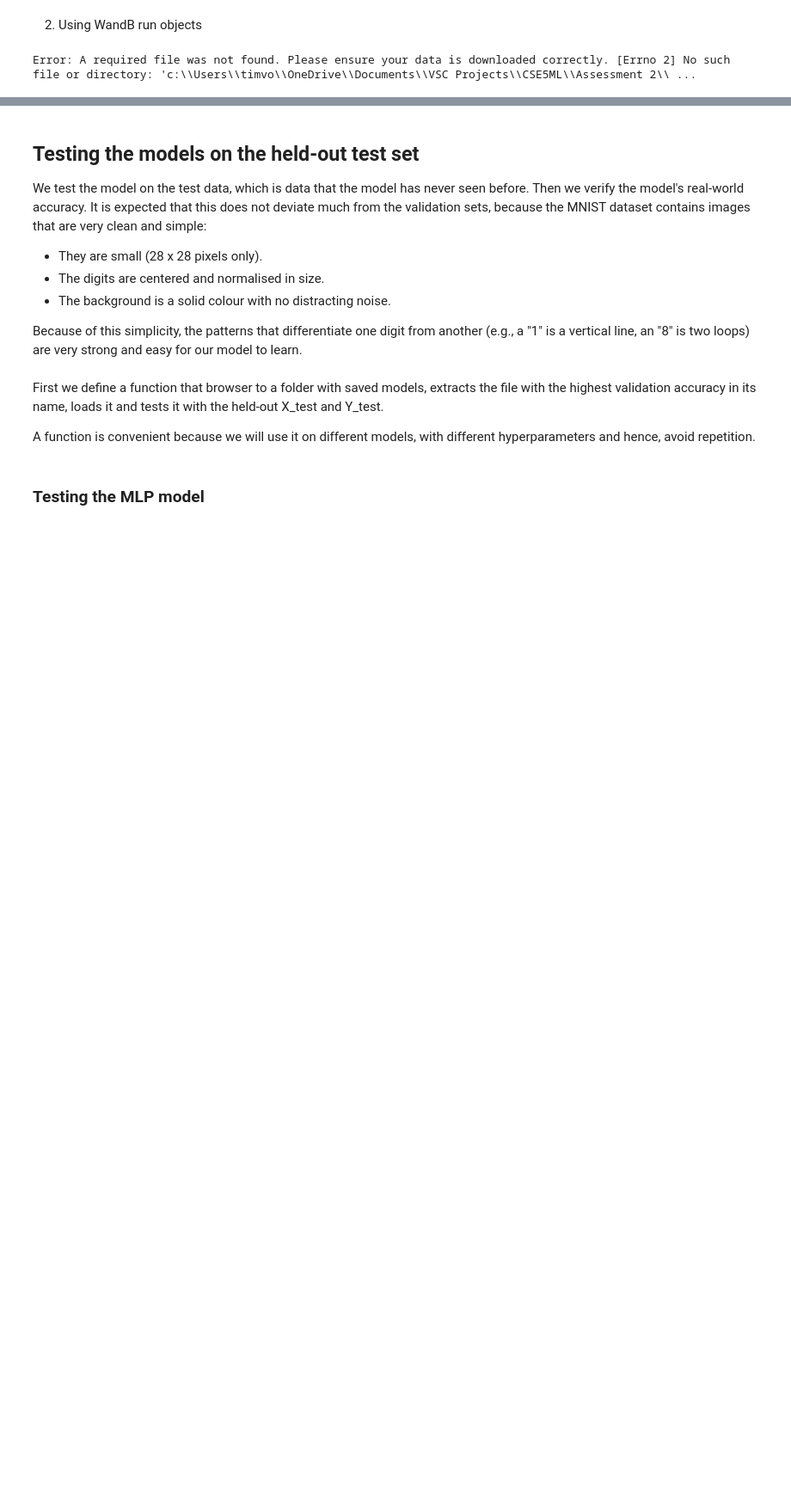
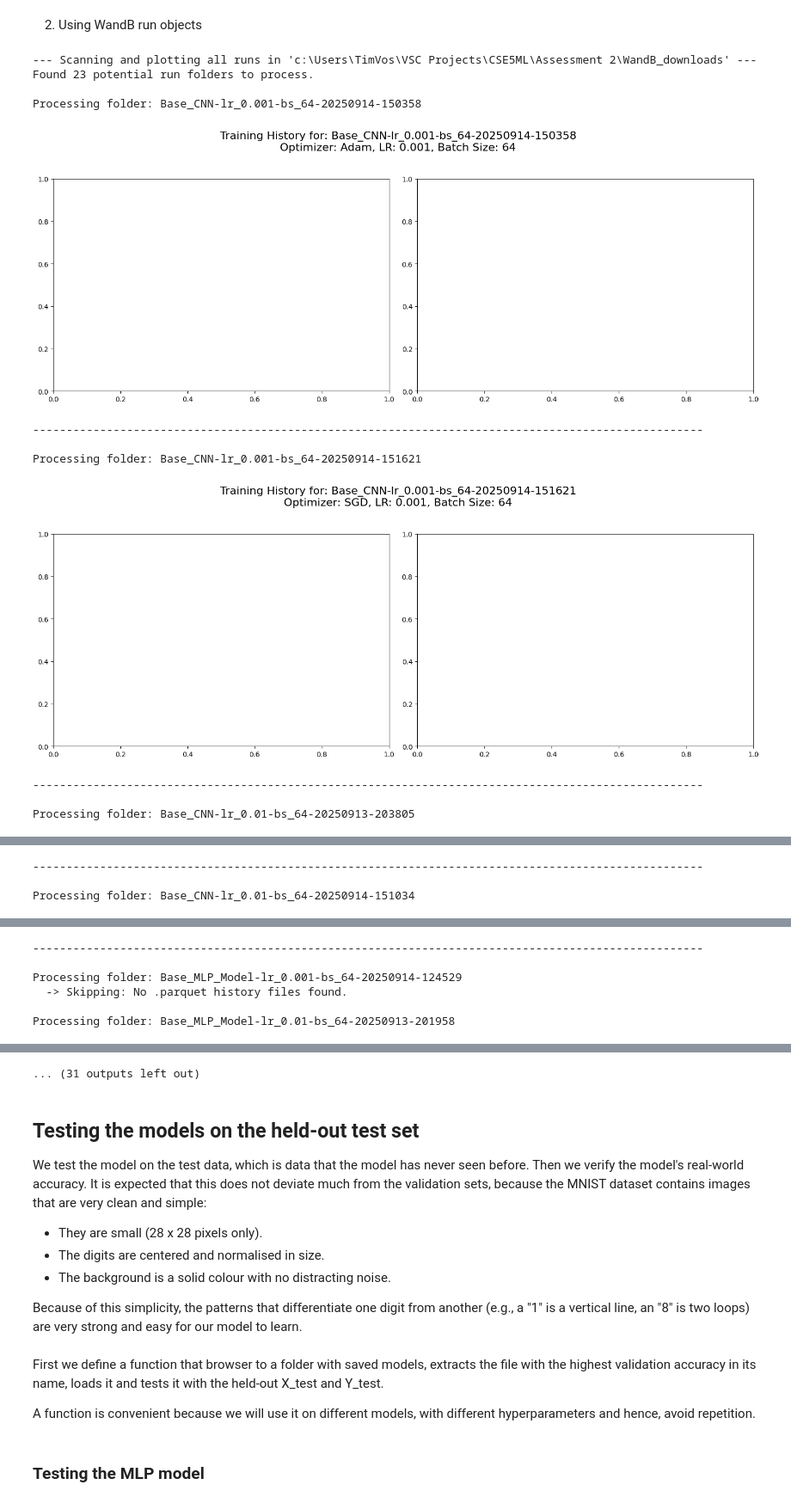
Before and after one commit to Sjakiesurfer1984/TF_NN_MNIST, a Jupyter notebook: CSE5ML_22843874_Assessment2_P1T1+3.ipynb, the cells around one changed output, grey strips where cells are left out. Shown at 86% size. Cells and saved outputs as stored; diff of their text form; code cells hidden in the pictures; blank space fills up the shorter version.

```diff
--- a/CSE5ML_22843874_Assessment2_P1T1+3.ipynb
+++ b/CSE5ML_22843874_Assessment2_P1T1+3.ipynb
@@ -692,7 +780,7 @@ mlp_exp_1_config = {
 # }
 # %%
 # --- Run the full list of models ---
-run_mlp_experiments = False
+run_mlp_experiments = True
 
 if run_mlp_experiments:
     mlp_histories = []
@@ -874,7 +1000,7 @@ def create_cnn_model_deep() -> Sequential:
     return model
 # %%
 cnn_model_functions = [
-create_cnn_model_base,
+# create_cnn_model_base,
 create_cnn_model_base_dropout,
 create_cnn_model_wide,
 # create_cnn_model_deep, # We teain the deep network separately with a much lower LR. We have observed that this model performs no better than a random guess (i.e. 10% val. accuracy)
@@ -1230,11 +1354,11 @@ cnn_exp_4_config = {
     "batch_size": cnn_batch_size
 }
 
-cnn_config = [cnn_exp_2_config, cnn_exp_3_config, cnn_exp_4_config]
+cnn_config = [cnn_exp_2_config] # ,cnn_exp_3_config, cnn_exp_4_config
 # cnn_exp_1_config,  We do not need to include the cnn_exp_1_config, because we have already run this on all models.
 # In the cell below, setting the all_exp_params is a flag that ensure that when set to True, all models are trained on all parameters (computationally intensive)
 # %%
-run_cnn_experiments = False # A simple flag to control whether we run the CNN experiments or not. This is convenient because CNN experiments take longer to run.
+run_cnn_experiments = True # A simple flag to control whether we run the CNN experiments or not. This is convenient because CNN experiments take longer to run.
 # and when we restart the notebook, we might want to just run the MLP experiments first.
 all_exp_params = True
 
@@ -1446,19 +1613,19 @@ def load_local_run_data(run_folder_path: str):
-# %%
-# Assuming our downloaded runs are in a folder named 'WandB_downloads'.
-wandb_downloads_path = os.path.join(os.getcwd(), 'WandB_downloads')
-run_folders = [d for d in os.listdir(wandb_downloads_path) if os.path.isdir(os.path.join(wandb_downloads_path, d))]
-
-if run_folders:
-    # Load the data for a specific run. We'll use the first one found.
-    first_run_path = os.path.join(wandb_downloads_path, run_folders[0])
-    local_run = load_local_run_data(first_run_path)
-
-    # If the data was loaded successfully, you can now plot it.
-    if local_run:
-        # You would need to modify your plot_training_history() to handle this SimpleNamespace object.
-        # But this is the key step: you are now working with local data.
-        print(f"Loaded local run '{local_run.name}' with config: {local_run.config}")
-        # Call your plotting function here
-        # plot_training_history(local_run)
-# %% [output]
-Error: A required file was not found. Please ensure your data is downloaded correctly. [Errno 2] No such file or directory: 'c:\\Users\\timvo\\OneDrive\\Documents\\VSC Projects\\CSE5ML\\Assessment 2\\ ...
+# %%
+# Define the path to your main downloads folder
+wandb_downloads_path = os.path.join(os.getcwd(), 'WandB_downloads')
+
+# Call the new function to process and plot everything inside that folder
+load_and_plot_all_runs(wandb_downloads_path)
+# %% [output]
+--- Scanning and plotting all runs in 'c:\Users\TimVos\VSC Projects\CSE5ML\Assessment 2\WandB_downloads' ---
+Found 23 potential run folders to process.
+
+Processing folder: Base_CNN-lr_0.001-bs_64-20250914-150358
+[figure, added]
+----------------------------------------------------------------------------------------------------
+
+Processing folder: Base_CNN-lr_0.001-bs_64-20250914-151621
+[figure, added]
+----------------------------------------------------------------------------------------------------
+
+Processing folder: Base_CNN-lr_0.01-bs_64-20250913-203805
@@ -1464,0 +1633,3 @@ Error: A required file was not found. Please ensure your data is downloaded corr
+----------------------------------------------------------------------------------------------------
+
+Processing folder: Base_CNN-lr_0.01-bs_64-20250914-151034
@@ -1464,0 +1637,6 @@ Error: A required file was not found. Please ensure your data is downloaded corr
+----------------------------------------------------------------------------------------------------
+
+Processing folder: Base_MLP_Model-lr_0.001-bs_64-20250914-124529
+  -> Skipping: No .parquet history files found.
+
+Processing folder: Base_MLP_Model-lr_0.01-bs_64-20250913-201958
@@ -1465,3 +1648,4 @@ Error: A required file was not found. Please ensure your data is downloaded corr
+... (31 outputs left out)
 # %% [markdown]
 ## Testing the models on the held-out test set
 We test the model on the test data, which is data that the model has never seen before. Then we verify the model's real-world accuracy. It is expected that this does not deviate much from the validation sets, because the MNIST dataset contains images that are very clean and simple:
```
Also changed, not shown: parts of 19 cells of this notebook, 6 other files.
